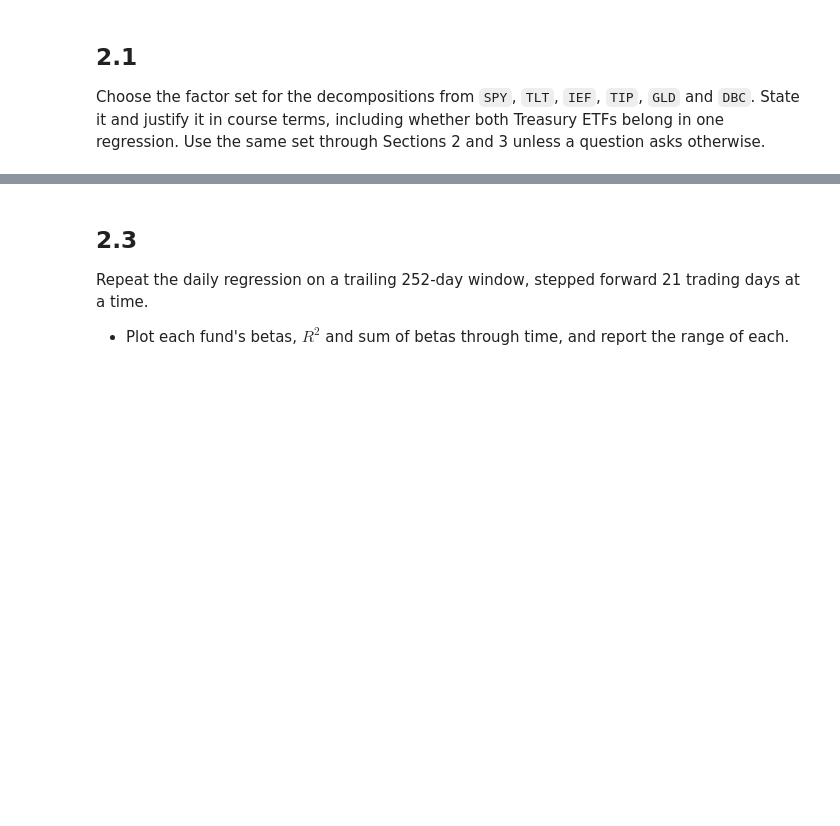
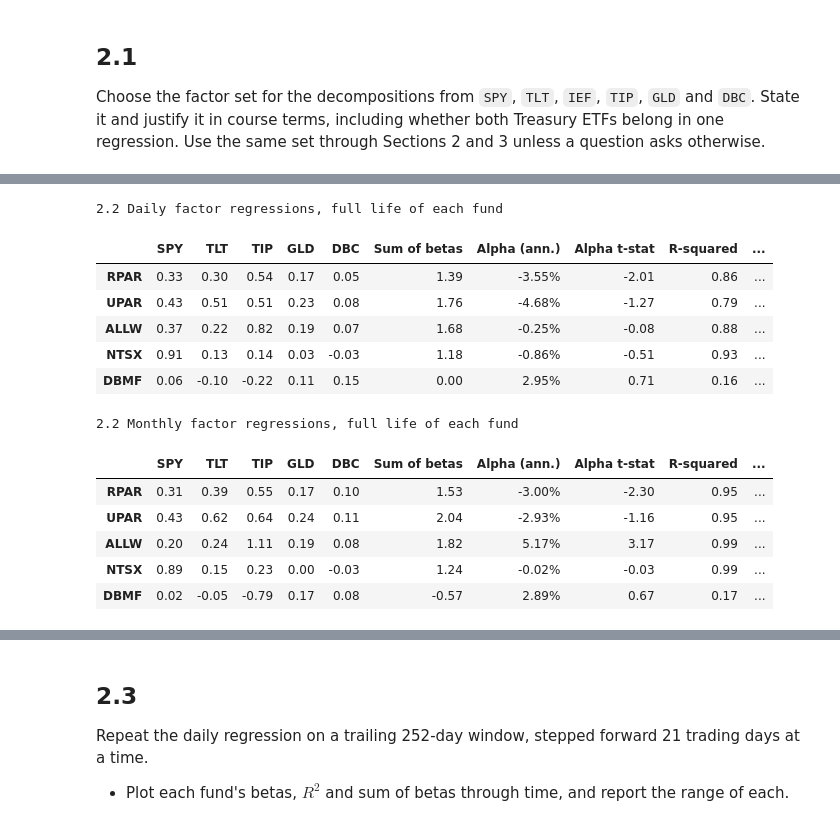
Before and after one commit to hannahkong1/midterm-project, a Jupyter notebook: risk_parity.ipynb, the cells around one changed output, grey strips where cells are left out. Drawn from its saved outputs; the diff is of its cells as text; code cells hidden in the pictures; blank space fills up the shorter version.

```diff
--- a/risk_parity.ipynb
+++ b/risk_parity.ipynb
@@ -217,3 +217,22 @@ Sections 2 and 3 use excess returns over `SHV`.
 ## 2.1
 
 Choose the factor set for the decompositions from `SPY`, `TLT`, `IEF`, `TIP`, `GLD` and `DBC`. State it and justify it in course terms, including whether both Treasury ETFs belong in one regression. Use the same set through Sections 2 and 3 unless a question asks otherwise.
+# %%
+FACTORS = ['SPY', 'TLT', 'TIP', 'GLD', 'DBC']
+CANDIDATES = ['SPY', 'TLT', 'IEF', 'TIP', 'GLD', 'DBC']
+excess_daily = returns.sub(returns['SHV'], axis=0)
+excess_monthly = monthly.sub(monthly['SHV'], axis=0)
+
+# sample covering every fund's life: from NTSX's first day, the earliest of the five
+factor_sample = excess_daily.loc['2018-08-02':, CANDIDATES].dropna()
+display(factor_sample.corr().round(2).style.background_gradient(cmap='RdBu_r', vmin=-1, vmax=1)
+        .set_caption(f'Correlation of daily factor excess returns, {factor_sample.index[0].date()} to {factor_sample.index[-1].date()}'))
+
+# variance inflation factor: diagonal of the inverse correlation matrix
+def vif(data):
+    return pd.Series(np.diag(np.linalg.inv(data.corr().values)), index=data.columns)
+
+display(pd.DataFrame({
+    'All six': vif(factor_sample[CANDIDATES]),
+    'Chosen five': vif(factor_sample[FACTORS]),
+}).reindex(CANDIDATES).round(1).style.format(na_rep='—').set_caption('Variance inflation factors'))
@@ -227,0 +279,42 @@ Regress each of `RPAR`, `UPAR`, `ALLW`, `NTSX` and `DBMF` on your factor set ove
+# %%
+FUNDS = ['RPAR', 'UPAR', 'ALLW', 'NTSX', 'DBMF']
+
+def factor_regression(y, X, periods):
+    #keep only days where the fund and all factors have data, so each fund automatically uses its own full life
+    data = pd.concat([y, X], axis=1).dropna()
+    #sm.add_constant adds the intercept (alpha)
+    model = sm.OLS(data.iloc[:, 0], sm.add_constant(data.iloc[:, 1:])).fit()
+    betas = model.params.drop('const')
+    return pd.Series({
+        **betas,
+        'Sum of betas': betas.sum(),
+        'Alpha (ann.)': model.params['const'] * periods,
+        'Alpha t-stat': model.tvalues['const'],
+        'R-squared': model.rsquared,
+        'Tracking error (ann.)': model.resid.std() * np.sqrt(periods),
+        'Start': data.index[0].date(),
+        'Obs': int(model.nobs),
+    })
+
+reg_daily = pd.DataFrame({f: factor_regression(excess_daily[f], excess_daily[FACTORS], 252) for f in FUNDS}).T
+reg_monthly = pd.DataFrame({f: factor_regression(excess_monthly[f], excess_monthly[FACTORS], 12) for f in FUNDS}).T
+
+fmt = {**{c: '{:.2f}' for c in FACTORS + ['Sum of betas', 'Alpha t-stat', 'R-squared']},
+       'Alpha (ann.)': '{:.2%}', 'Tracking error (ann.)': '{:.2%}', 'Obs': '{:,.0f}'}
+display(reg_daily.style.format(fmt).set_caption('2.2 Daily factor regressions, full life of each fund'))
+display(reg_monthly.style.format(fmt).set_caption('2.2 Monthly factor regressions, full life of each fund'))
+# %% [output]
+2.2 Daily factor regressions, full life of each fund
+|  | SPY | TLT | TIP | GLD | DBC | Sum of betas | Alpha (ann.) | Alpha t-stat | R-squared | ... |
+| RPAR | 0.33 | 0.30 | 0.54 | 0.17 | 0.05 | 1.39 | -3.55% | -2.01 | 0.86 | ... |
+| UPAR | 0.43 | 0.51 | 0.51 | 0.23 | 0.08 | 1.76 | -4.68% | -1.27 | 0.79 | ... |
+| ALLW | 0.37 | 0.22 | 0.82 | 0.19 | 0.07 | 1.68 | -0.25% | -0.08 | 0.88 | ... |
+| NTSX | 0.91 | 0.13 | 0.14 | 0.03 | -0.03 | 1.18 | -0.86% | -0.51 | 0.93 | ... |
+| DBMF | 0.06 | -0.10 | -0.22 | 0.11 | 0.15 | 0.00 | 2.95% | 0.71 | 0.16 | ... |
+2.2 Monthly factor regressions, full life of each fund
+|  | SPY | TLT | TIP | GLD | DBC | Sum of betas | Alpha (ann.) | Alpha t-stat | R-squared | ... |
+| RPAR | 0.31 | 0.39 | 0.55 | 0.17 | 0.10 | 1.53 | -3.00% | -2.30 | 0.95 | ... |
+| UPAR | 0.43 | 0.62 | 0.64 | 0.24 | 0.11 | 2.04 | -2.93% | -1.16 | 0.95 | ... |
+| ALLW | 0.20 | 0.24 | 1.11 | 0.19 | 0.08 | 1.82 | 5.17% | 3.17 | 0.99 | ... |
+| NTSX | 0.89 | 0.15 | 0.23 | 0.00 | -0.03 | 1.24 | -0.02% | -0.03 | 0.99 | ... |
+| DBMF | 0.02 | -0.05 | -0.79 | 0.17 | 0.08 | -0.57 | 2.89% | 0.67 | 0.17 | ... |
```
Also changed, not shown: parts of 5 cells of this notebook.
